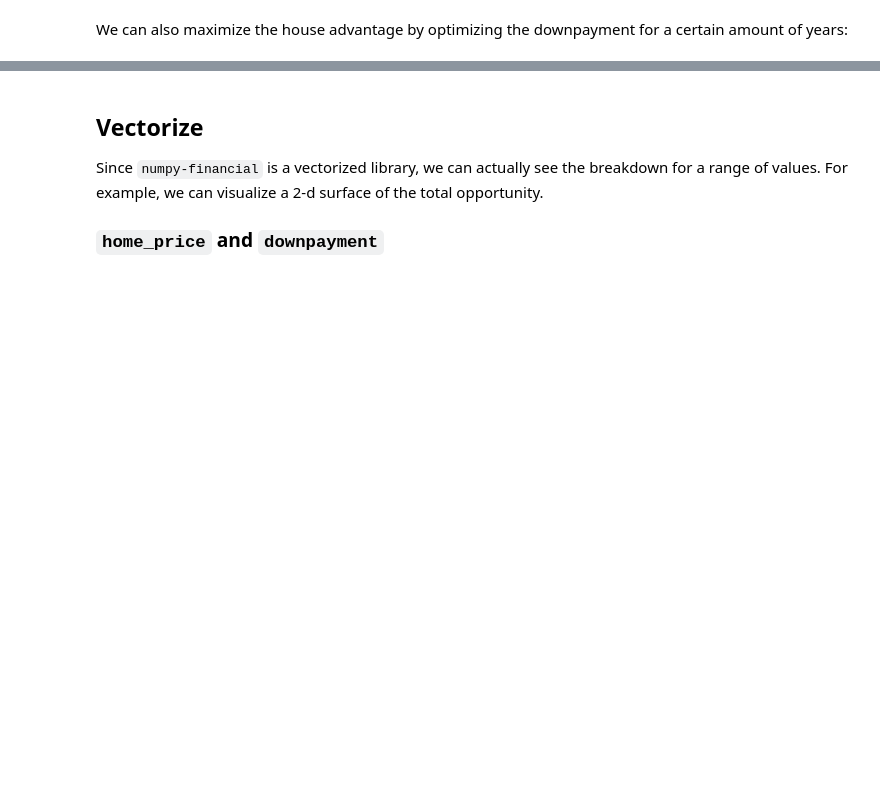
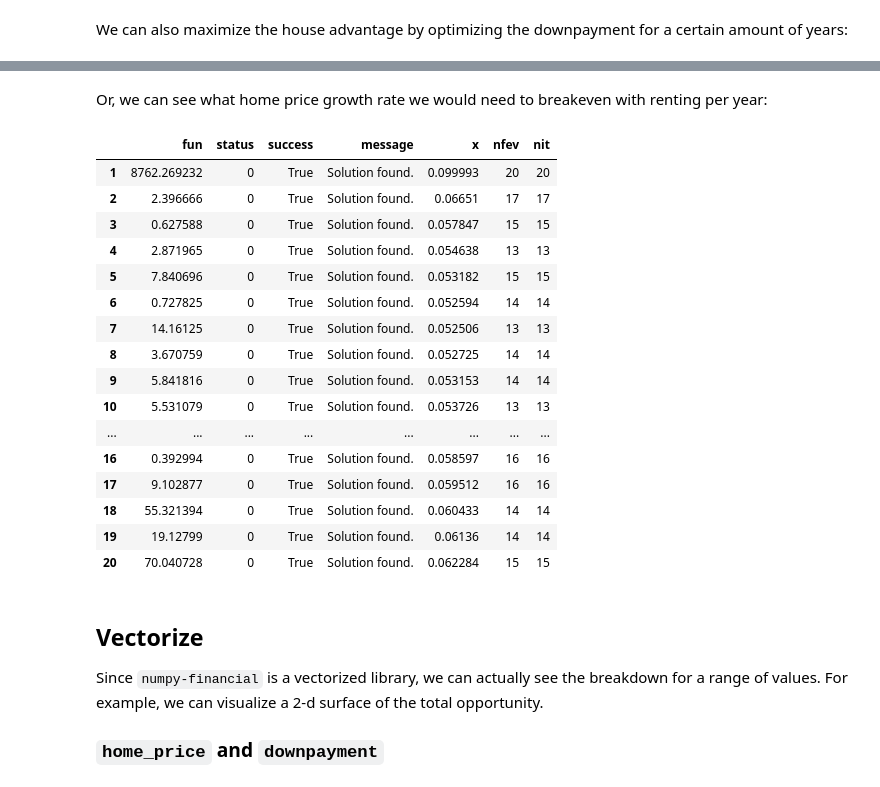
Before and after one commit to jakee417/mortgage_forecast, a Jupyter notebook: rent_vs_buy_blog_post.ipynb, the cells around one changed output, grey strips where cells are left out. Saved outputs shown, nothing was run; the diff lists cells and outputs as text; code cells hidden in the pictures; blank space fills up the shorter version.

```diff
--- a/rent_vs_buy_blog_post.ipynb
+++ b/rent_vs_buy_blog_post.ipynb
@@ -284,3 +280,31 @@ optimization_per_year_df
+# %% [markdown]
+Or, we can see what home price growth rate we would need to breakeven with renting per year:
+# %%
+breakeven_per_year(
+    scalar="home_price_growth_rate",
+    bounds=[0.0001, 0.1],
+    start_year=1,
+    end_year=21,
+    kwargs=kwargs,
+)
+# %% [output]
+|  | fun | status | success | message | x | nfev | nit |
+| 1 | 8762.269232 | 0 | True | Solution found. | 0.099993 | 20 | 20 |
+| 2 | 2.396666 | 0 | True | Solution found. | 0.06651 | 17 | 17 |
+| 3 | 0.627588 | 0 | True | Solution found. | 0.057847 | 15 | 15 |
+| 4 | 2.871965 | 0 | True | Solution found. | 0.054638 | 13 | 13 |
+| 5 | 7.840696 | 0 | True | Solution found. | 0.053182 | 15 | 15 |
+| 6 | 0.727825 | 0 | True | Solution found. | 0.052594 | 14 | 14 |
+| 7 | 14.16125 | 0 | True | Solution found. | 0.052506 | 13 | 13 |
+| 8 | 3.670759 | 0 | True | Solution found. | 0.052725 | 14 | 14 |
+| 9 | 5.841816 | 0 | True | Solution found. | 0.053153 | 14 | 14 |
+| 10 | 5.531079 | 0 | True | Solution found. | 0.053726 | 13 | 13 |
+| ... | ... | ... | ... | ... | ... | ... | ... |
+| 16 | 0.392994 | 0 | True | Solution found. | 0.058597 | 16 | 16 |
+| 17 | 9.102877 | 0 | True | Solution found. | 0.059512 | 16 | 16 |
+| 18 | 55.321394 | 0 | True | Solution found. | 0.060433 | 14 | 14 |
+| 19 | 19.12799 | 0 | True | Solution found. | 0.06136 | 14 | 14 |
+| 20 | 70.040728 | 0 | True | Solution found. | 0.062284 | 15 | 15 |
 # %% [markdown]
 ## Vectorize
 Since `numpy-financial` is a vectorized library, we can actually see the breakdown for a range of values. For example, we can visualize a 2-d surface of the total opportunity.
```
Also changed, not shown: parts of 18 cells of this notebook, 2 other files.
